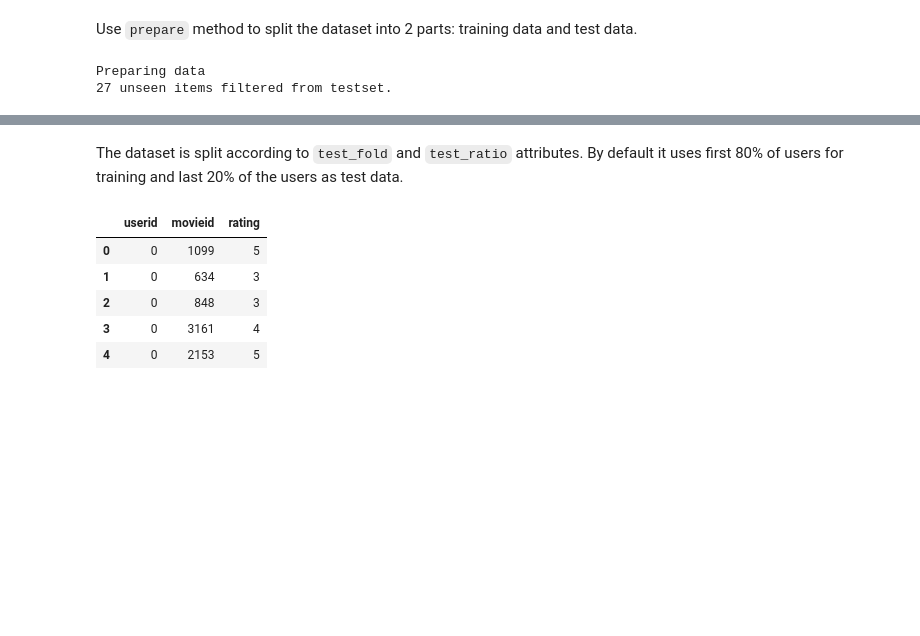
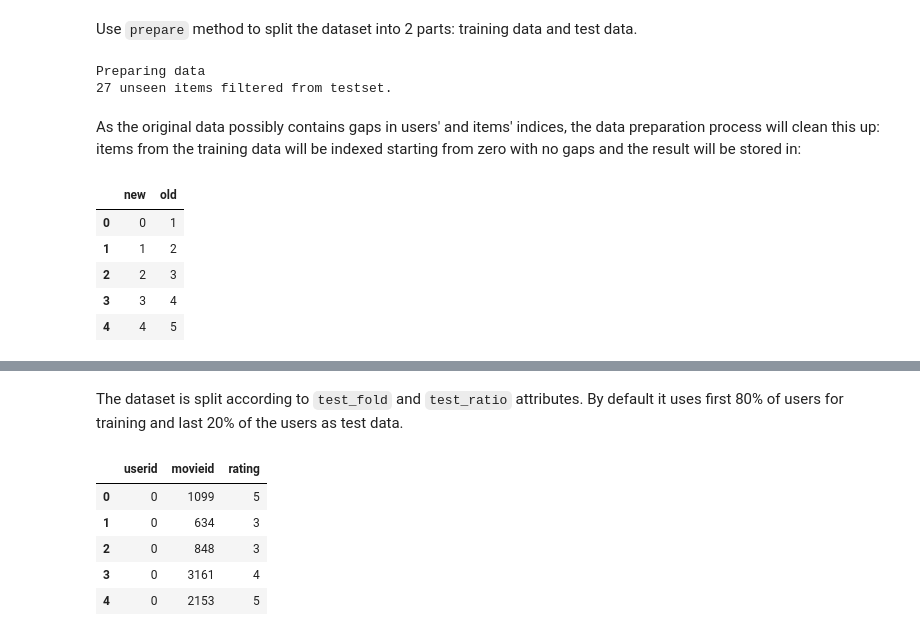
Before and after one commit to evfro/RecSys_ISP2017, a Jupyter notebook: polara_intro.ipynb, the cells around one changed output, grey strips where cells are left out. Cells and saved outputs as stored; diff of their text form; code cells hidden in the pictures; blank space fills up the shorter version.

Commit message:
add brief description of data preparation

```diff
--- a/polara_intro.ipynb
+++ b/polara_intro.ipynb
@@ -79,3 +79,14 @@ data_model.prepare()
 # %% [output]
 Preparing data
 27 unseen items filtered from testset.
+# %% [markdown]
+As the original data possibly contains gaps in users' and items' indices, the data preparation process will clean this up: items from the training data will be indexed starting from zero with no gaps and the result will be stored in:
+# %%
+data_model.index.itemid.head()
+# %% [output]
+|  | new | old |
+| 0 | 0 | 1 |
+| 1 | 1 | 2 |
+| 2 | 2 | 3 |
+| 3 | 3 | 4 |
+| 4 | 4 | 5 |
```
Also changed, not shown: parts of 5 cells of this notebook.
